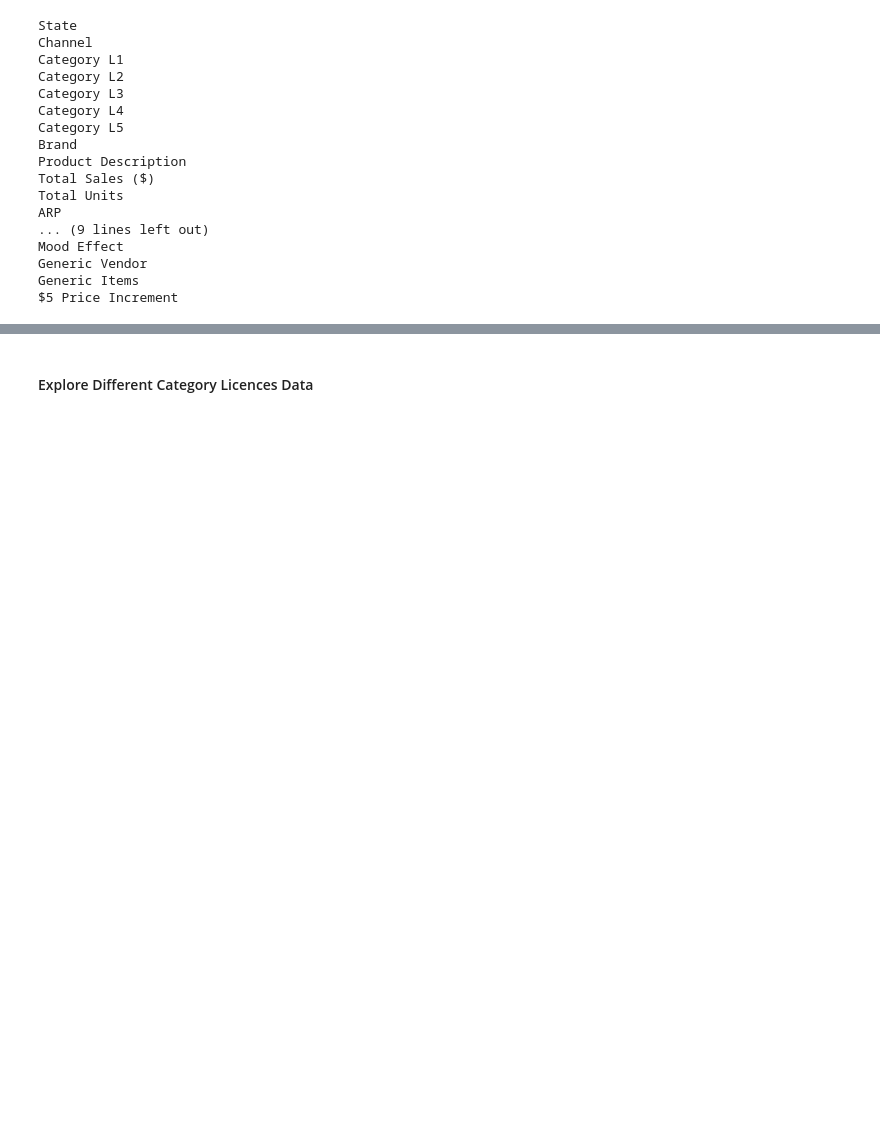
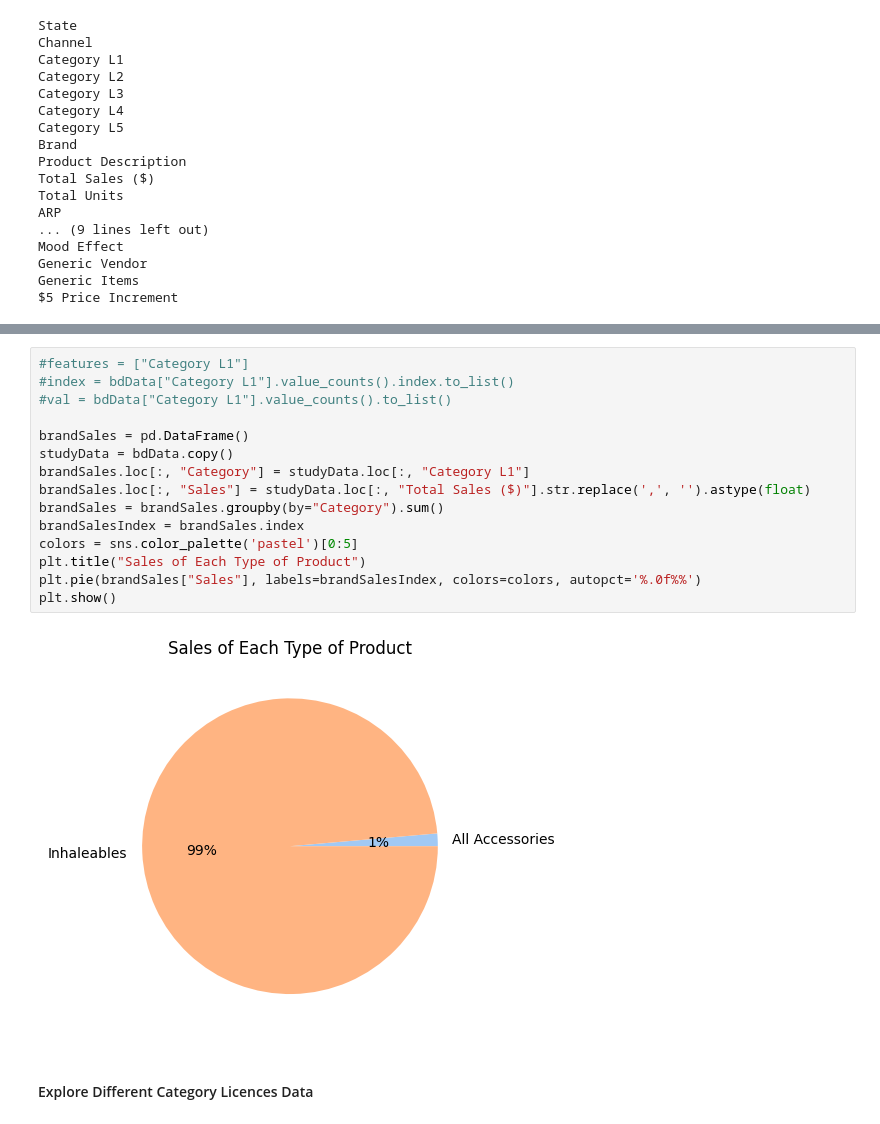
Before and after one commit to Mahipt/Marijuana_SalesPrediction, a Jupyter notebook: src/Sales_Prediction.ipynb, the cells around one changed output, grey strips where cells are left out. Cells and saved outputs as stored; diff of their text form; blank space fills up the shorter version.

Commit message:
Category L1 analysis version 1 finish

```diff
--- a/src/Sales_Prediction.ipynb
+++ b/src/Sales_Prediction.ipynb
@@ -275,3 +280,20 @@ $5 Price Increment
+# %%
+#features = ["Category L1"]
+#index = bdData["Category L1"].value_counts().index.to_list()
+#val = bdData["Category L1"].value_counts().to_list()
+
+brandSales = pd.DataFrame()
+studyData = bdData.copy()
+brandSales.loc[:, "Category"] = studyData.loc[:, "Category L1"]
+brandSales.loc[:, "Sales"] = studyData.loc[:, "Total Sales ($)"].str.replace(',', '').astype(float)
+brandSales = brandSales.groupby(by="Category").sum()
+brandSalesIndex = brandSales.index
+colors = sns.color_palette('pastel')[0:5]
+plt.title("Sales of Each Type of Product")
+plt.pie(brandSales["Sales"], labels=brandSalesIndex, colors=colors, autopct='%.0f%%')
+plt.show()
+# %% [output]
+[figure, added]
 # %% [markdown]
 #### Explore Different Category Licences Data
 # %%
```
Also changed, not shown: parts of 2 cells of this notebook.
